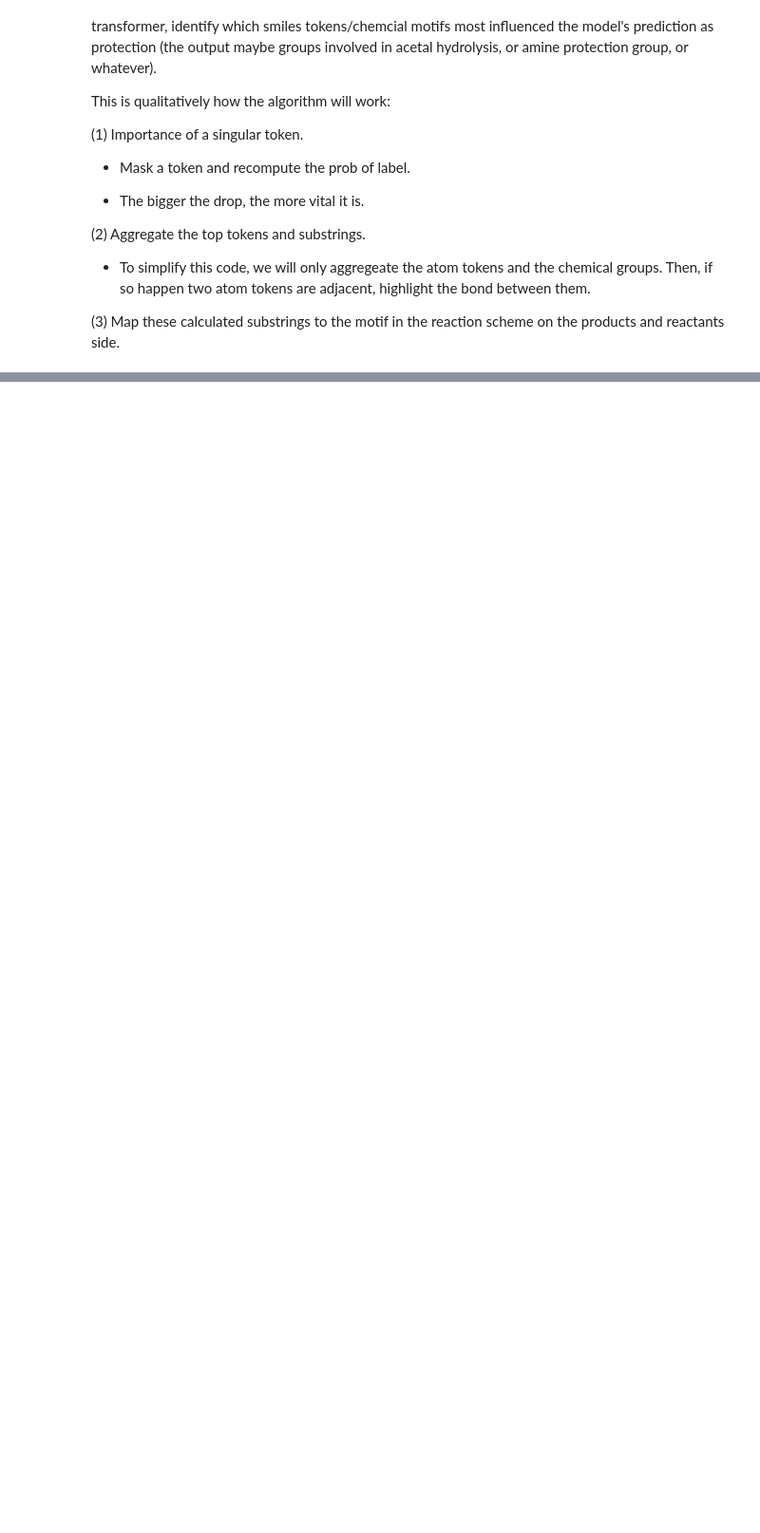
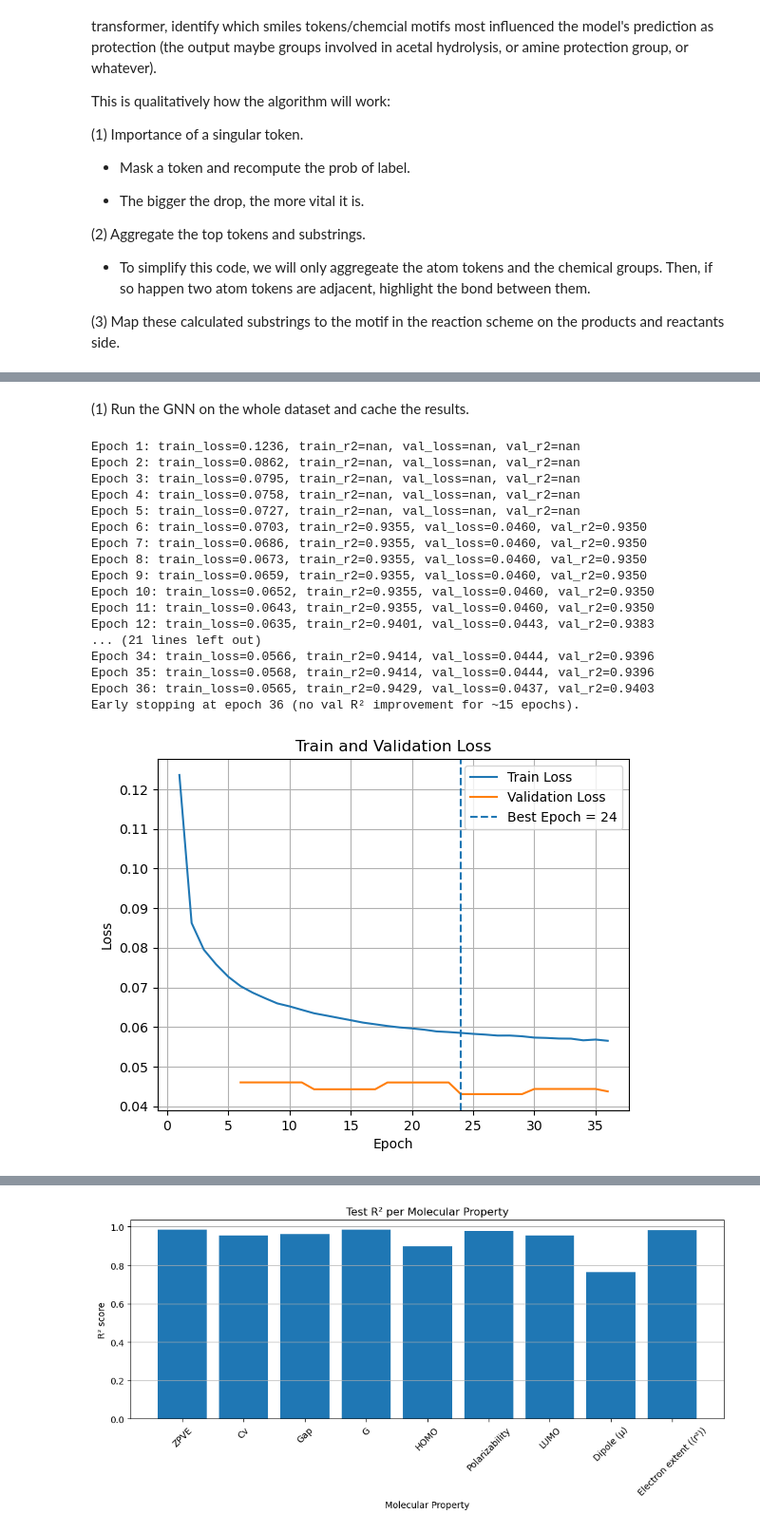
Before and after one commit to joshuatree-hub/Chem-C242-Final-Project-Organic-Reactions, a Jupyter notebook: gnn_development/gnn_and_transformer_final_draft.ipynb, the cells around one changed output, grey strips where cells are left out. Shown at 95% size. Saved outputs shown, nothing was run; the diff lists cells and outputs as text; code cells hidden in the pictures; blank space fills up the shorter version.

```diff
--- a/gnn_development/gnn_and_transformer_final_draft.ipynb
+++ b/gnn_development/gnn_and_transformer_final_draft.ipynb
@@ -4899,0 +4907,60 @@ $\bold{\text{Using the whole alchemy and uspto dataset}}$, run the transformer b
+# %% [markdown]
+(1) Run the GNN on the whole dataset and cache the results.
+# %%
+# device = ... # to use savio
+gnn_cache_path = "cached_data/gnn_trainvaltest_full.pkl"
+
+if os.path.exists(gnn_cache_path):
+    with open(gnn_cache_path, "rb") as f:
+        gnn_results = pickle.load(f)
+    print("Loaded cached full GNN results.")
+else:
+    gnn_results = train_validate_test(
+        model_class=GNN,
+        graph_dataset=graph_dataset,   # full alchemy graph dataset, done and made earlier
+        test_size=0.1,
+        val_size=0.1,
+        batch_size=100,
+        epochs=150, # no worries, we have an early stopping patience and save best model so no overtrain
+        hidden_dim=100,
+        dropout=0.25,
+        lr=9e-4,
+        optimizer=torch.optim.Adam,
+        loss_type="smoothl1",
+        beta=0.6,
+        device=device,
+        random_state=67,
+        show_progress=True,
+        verbose=True,
+        make_plots=True,
+        val_every=6,
+        train_eval_every=6, # increased from 3 to 6  as covering ~200k samples
+        early_stopping_patience_epochs=15,
+        min_delta=1e-4,
+    )
+
+    os.makedirs("cached_data", exist_ok=True)
+
+    with open(gnn_cache_path, "wb") as f:
+        pickle.dump(gnn_results, f)
+
+    print("Saved cached full GNN results.")
+# %% [output]
+Epoch 1: train_loss=0.1236, train_r2=nan, val_loss=nan, val_r2=nan
+Epoch 2: train_loss=0.0862, train_r2=nan, val_loss=nan, val_r2=nan
+Epoch 3: train_loss=0.0795, train_r2=nan, val_loss=nan, val_r2=nan
+Epoch 4: train_loss=0.0758, train_r2=nan, val_loss=nan, val_r2=nan
+Epoch 5: train_loss=0.0727, train_r2=nan, val_loss=nan, val_r2=nan
+Epoch 6: train_loss=0.0703, train_r2=0.9355, val_loss=0.0460, val_r2=0.9350
+Epoch 7: train_loss=0.0686, train_r2=0.9355, val_loss=0.0460, val_r2=0.9350
+Epoch 8: train_loss=0.0673, train_r2=0.9355, val_loss=0.0460, val_r2=0.9350
+Epoch 9: train_loss=0.0659, train_r2=0.9355, val_loss=0.0460, val_r2=0.9350
+Epoch 10: train_loss=0.0652, train_r2=0.9355, val_loss=0.0460, val_r2=0.9350
+Epoch 11: train_loss=0.0643, train_r2=0.9355, val_loss=0.0460, val_r2=0.9350
+Epoch 12: train_loss=0.0635, train_r2=0.9401, val_loss=0.0443, val_r2=0.9383
+... (21 lines left out)
+Epoch 34: train_loss=0.0566, train_r2=0.9414, val_loss=0.0444, val_r2=0.9396
+Epoch 35: train_loss=0.0568, train_r2=0.9414, val_loss=0.0444, val_r2=0.9396
+Epoch 36: train_loss=0.0565, train_r2=0.9429, val_loss=0.0437, val_r2=0.9403
+Early stopping at epoch 36 (no val R² improvement for ~15 epochs).
+[figure, added]
@@ -4899,0 +4969 @@ $\bold{\text{Using the whole alchemy and uspto dataset}}$, run the transformer b
+[figure, added]
```
Also changed, not shown: parts of 15 cells of this notebook, 3 other files.
